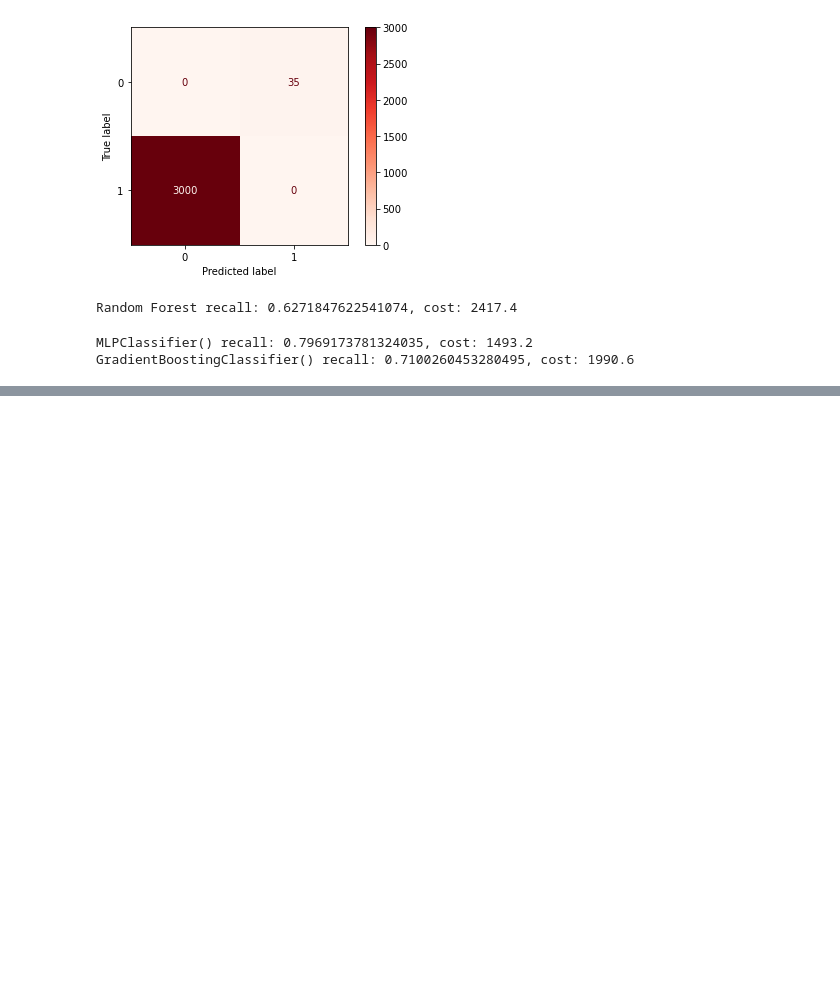
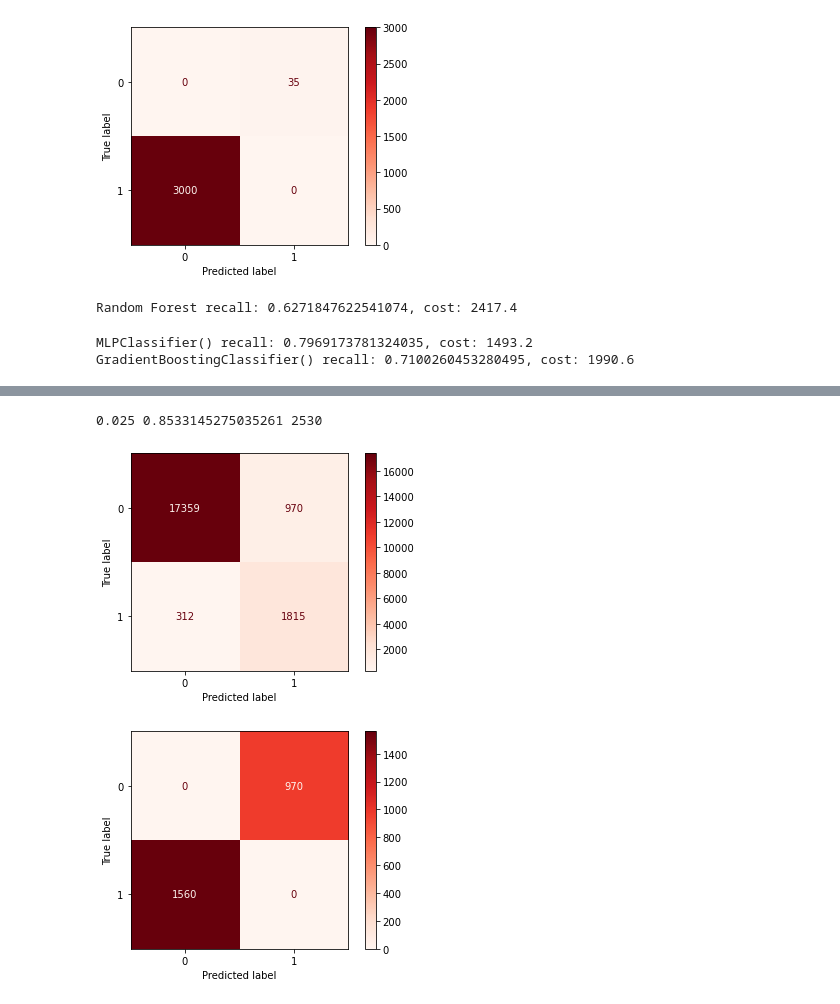
Before and after one commit to WhyVee/food_insecurity, a Jupyter notebook: notebooks/model_nb.ipynb, the cells around one changed output, grey strips where cells are left out. Cells and saved outputs as stored; diff of their text form; code cells hidden in the pictures; blank space fills up the shorter version.

```diff
--- a/notebooks/model_nb.ipynb
+++ b/notebooks/model_nb.ipynb
@@ -209,0 +227,24 @@ for thres in thesholds:
+# %%
+# FINAL T
+y_final_prob = mlp_final.predict_proba(X_test)
+cost_matrix = np.array([[0, 1],
+                        [5, 0]])
+thres = 0.025
+y_final_pred = y_final_prob[:,1] > thres
+y_final_pred = y_final_pred.astype(int)
+final_recall = recall_score(y_test, y_final_pred)
+
+
+final_conf_matrix = confusion_matrix(y_test, y_final_pred)
+final_disp = ConfusionMatrixDisplay(confusion_matrix=final_conf_matrix)
+final_disp.plot(cmap='Reds')
+
+
+final_cost_disp = ConfusionMatrixDisplay(confusion_matrix=final_conf_matrix * cost_matrix)
+final_cost_disp.plot(cmap='Reds')
+final_cost = np.sum(final_conf_matrix * cost_matrix)
+print(thres, final_recall, final_cost)
+# %% [output]
+0.025 0.8533145275035261 2530
+[figure, added]
+[figure, added]
```
Also changed, not shown: parts of 10 cells of this notebook, 3 other files.
